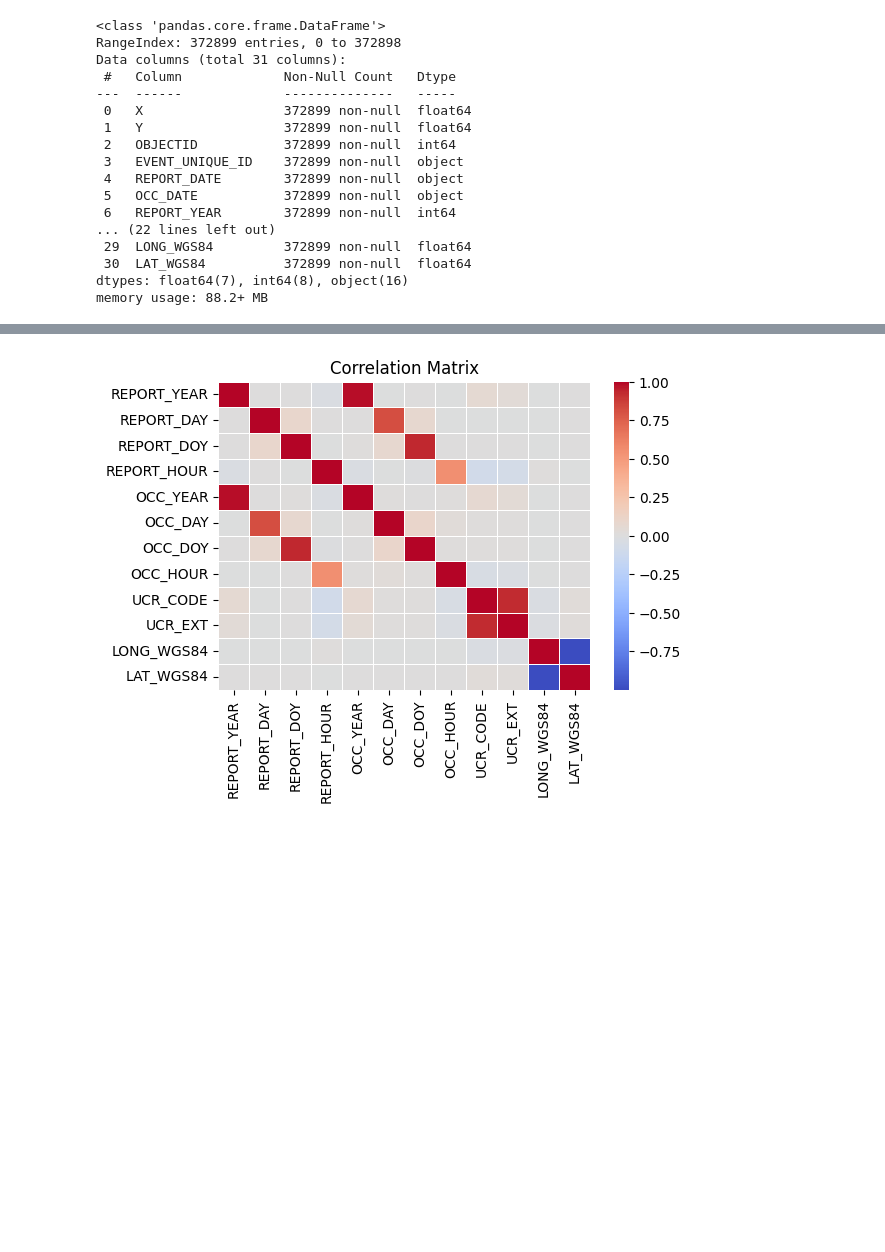
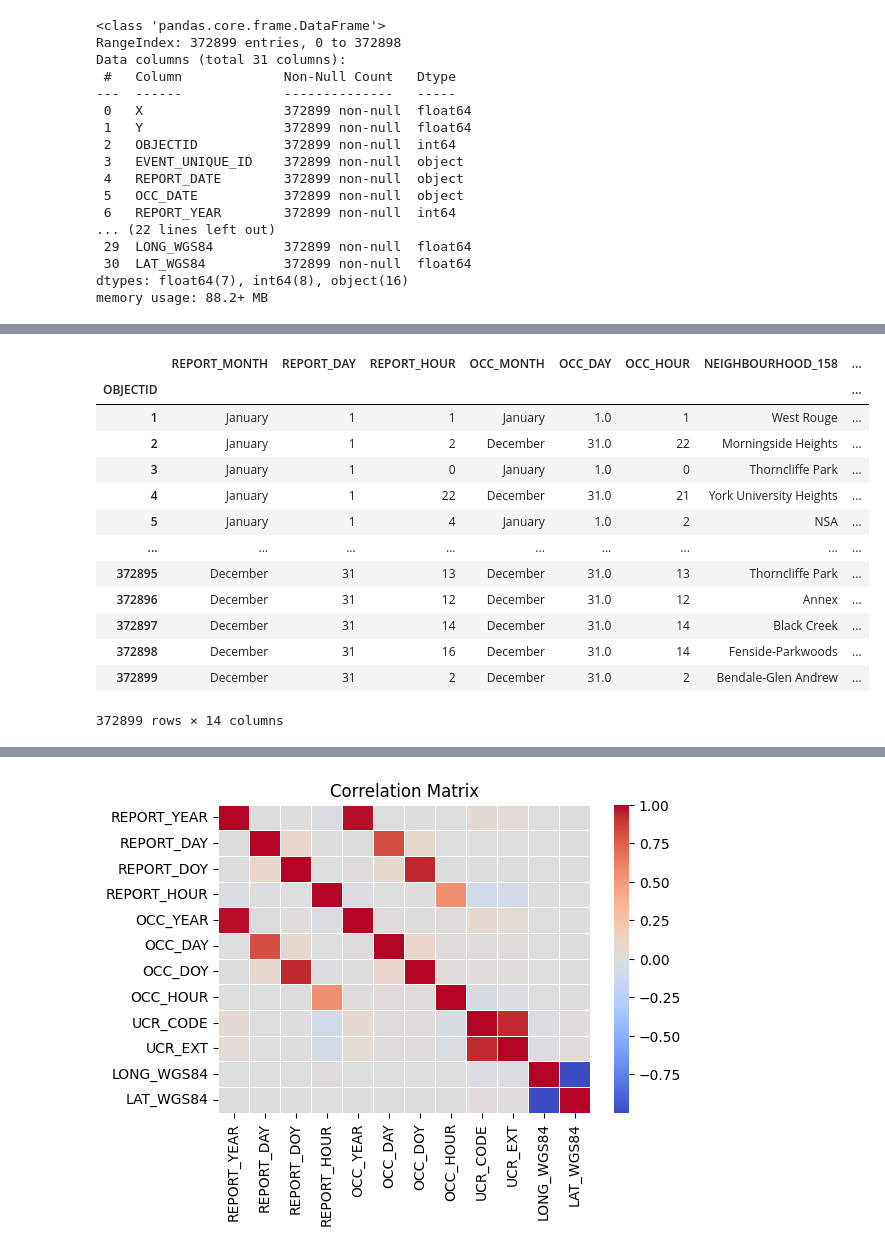
Before and after one commit to ruchasharma/Toronto-Crime, a Jupyter notebook: TorontoCrimePrediction.ipynb, the cells around one changed output, grey strips where cells are left out. Saved outputs shown, nothing was run; the diff lists cells and outputs as text; code cells hidden in the pictures; blank space fills up the shorter version.

```diff
--- a/TorontoCrimePrediction.ipynb
+++ b/TorontoCrimePrediction.ipynb
@@ -116,0 +137,12 @@ corr_matrix = df.corr()
+# %%
+# Function to map MCI_CATEGORY to a binary indicator for crime committed
+
+def map_crime_category(category):
+    if category in ['Assault', 'Break and Enter', 'Robbery', 'Theft Over','Auto Theft']:
+        return 1  # Crime committed
+    else:
+        return 0  # No crime committed
+
+# Create the 'crime_committed' column based on 'MCI_CATEGORY'
+
+df['crime_committed'] = df['MCI_CATEGORY'].apply(map_crime_category)
@@ -116,0 +161,25 @@ corr_matrix = df.corr()
+# %%
+# Selecting the independent variables
+
+X = df[['REPORT_MONTH', 'REPORT_DAY', 'REPORT_HOUR', 'OCC_MONTH', 'OCC_DAY', 'OCC_HOUR',
+             'NEIGHBOURHOOD_158', 'NEIGHBOURHOOD_140', 'LONG_WGS84', 'LAT_WGS84',
+                    'OFFENCE', 'MCI_CATEGORY', 'UCR_CODE', 'UCR_EXT']]
+
+Y= df['crime_committed']
+# %%
+X
+# %% [output]
+|  | REPORT_MONTH | REPORT_DAY | REPORT_HOUR | OCC_MONTH | OCC_DAY | OCC_HOUR | NEIGHBOURHOOD_158 | ... |
+| OBJECTID |  |  |  |  |  |  |  | ... |
+| 1 | January | 1 | 1 | January | 1.0 | 1 | West Rouge | ... |
+| 2 | January | 1 | 2 | December | 31.0 | 22 | Morningside Heights | ... |
+| 3 | January | 1 | 0 | January | 1.0 | 0 | Thorncliffe Park | ... |
+| 4 | January | 1 | 22 | December | 31.0 | 21 | York University Heights | ... |
+| 5 | January | 1 | 4 | January | 1.0 | 2 | NSA | ... |
+| ... | ... | ... | ... | ... | ... | ... | ... | ... |
+| 372895 | December | 31 | 13 | December | 31.0 | 13 | Thorncliffe Park | ... |
+| 372896 | December | 31 | 12 | December | 31.0 | 12 | Annex | ... |
+| 372897 | December | 31 | 14 | December | 31.0 | 14 | Black Creek | ... |
+| 372898 | December | 31 | 16 | December | 31.0 | 14 | Fenside-Parkwoods | ... |
+| 372899 | December | 31 | 2 | December | 31.0 | 2 | Bendale-Glen Andrew | ... |
+372899 rows × 14 columns
```
Also changed, not shown: parts of 12 cells of this notebook.
